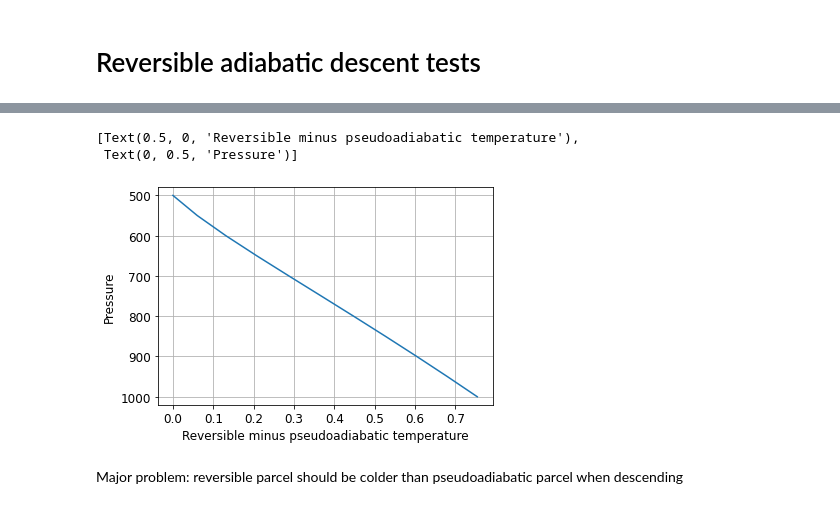
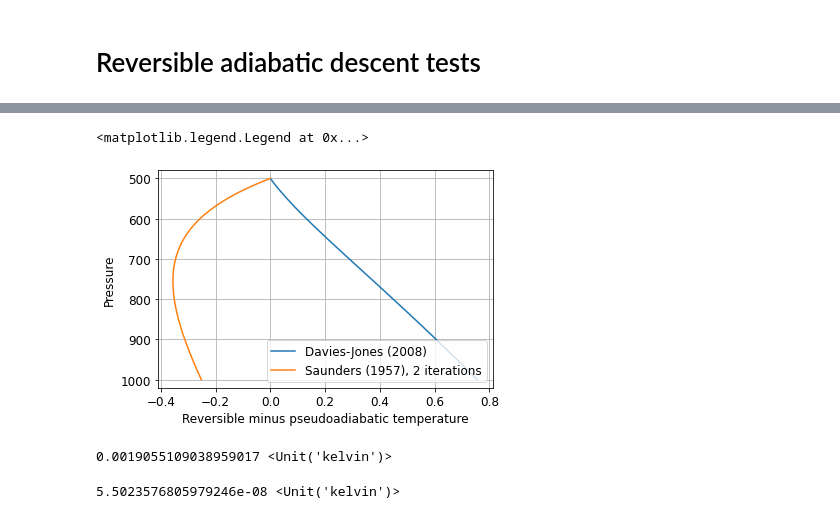
Before and after one commit to tschanzer/taste-of-research-21T3, a Jupyter notebook: notebooks/20211103_reversible_adiabats.ipynb, the cells around one changed output, grey strips where cells are left out. Drawn from its saved outputs; the diff is of its cells as text; code cells hidden in the pictures.

Commit message:
Fix reversible adiabats using theory from Saunders (1957)

```diff
--- a/notebooks/20211103_reversible_adiabats.ipynb
+++ b/notebooks/20211103_reversible_adiabats.ipynb
@@ -19,3 +179,3 @@ from thermo import moist_lapse, reversible_lapse, saturation_specific_humidity
 # %%
-pressure = np.arange(500, 1001, 50)*units.mbar
+pressure = np.arange(500, 1001, 10)*units.mbar
 t_initial = -15*units.celsius
@@ -57,14 +191,34 @@ Wall time: 360 ms
+# %%
+t_pseudo = moist_lapse(pressure, t_initial)
+
+t_reversible = reversible_lapse(
+    pressure, t_initial, 10e-3, improve=2)
+
+t_reversible_saunders1 = reversible_lapse_saunders(
+    pressure, t_initial, 10e-3, improve=1)
+t_reversible_saunders2 = reversible_lapse_saunders(
+    pressure, t_initial, 10e-3, improve=2)
+t_reversible_saunders3 = reversible_lapse_saunders(
+    pressure, t_initial, 10e-3, improve=3)
 # %%
 fig, ax = plt.subplots()
-ax.plot(t_reversible - t_integration, pressure)
+ax.plot(t_reversible - t_pseudo, pressure, label='Davies-Jones (2008)')
+ax.plot(t_reversible_saunders2 - t_pseudo, pressure,
+        label='Saunders (1957), 2 iterations')
 ax.set_ylim(1020, 480)
 ax.grid()
 ax.set(
     xlabel='Reversible minus pseudoadiabatic temperature',
     ylabel='Pressure')
+ax.legend(loc='lower right')
 # %% [output]
-[Text(0.5, 0, 'Reversible minus pseudoadiabatic temperature'),
- Text(0, 0.5, 'Pressure')]
+<matplotlib.legend.Legend at 0x...>
-[figure, old version]
+[figure, new version]
-# %% [markdown]
-Major problem: reversible parcel should be colder than pseudoadiabatic parcel when descending
+# %%
+np.max(t_reversible_saunders1 - t_reversible_saunders3)
+# %% [output]
+0.0019055109038959017 <Unit('kelvin')>
+# %%
+np.max(t_reversible_saunders2 - t_reversible_saunders3)
+# %% [output]
+5.5023576805979246e-08 <Unit('kelvin')>
```
Also changed, not shown: parts of 17 cells of this notebook, 1 other file.
